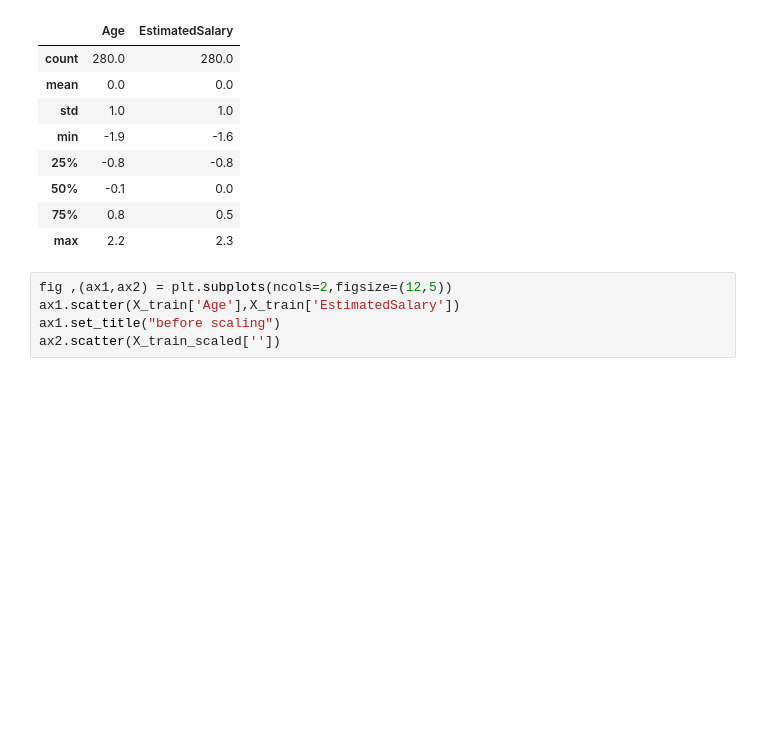
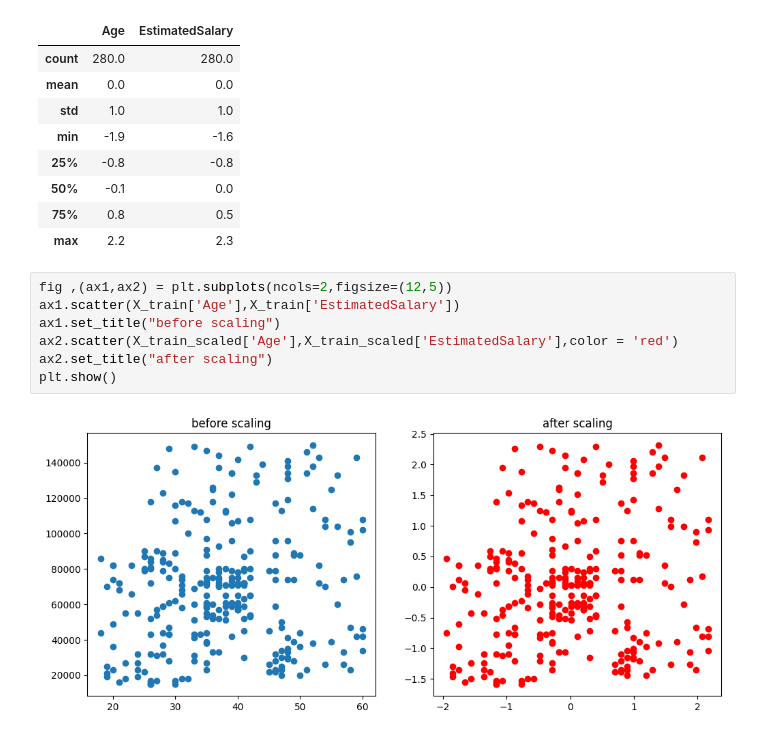
Before and after one commit to anasarshad7677-netizen/Complete-ML-repo, a Jupyter notebook: 9_standardization_featurescaling.ipynb, the cells around one changed output. Cells and saved outputs as stored; diff of their text form; blank space fills up the shorter version.

```diff
--- a/9_standardization_featurescaling.ipynb
+++ b/9_standardization_featurescaling.ipynb
@@ -85,5 +85,9 @@ np.round(X_train_scaled.describe(),1)
 # %%
 fig ,(ax1,ax2) = plt.subplots(ncols=2,figsize=(12,5))
 ax1.scatter(X_train['Age'],X_train['EstimatedSalary'])
 ax1.set_title("before scaling")
-ax2.scatter(X_train_scaled[''])
+ax2.scatter(X_train_scaled['Age'],X_train_scaled['EstimatedSalary'],color = 'red')
+ax2.set_title("after scaling")
+plt.show()
+# %% [output]
+[figure, added]
```
